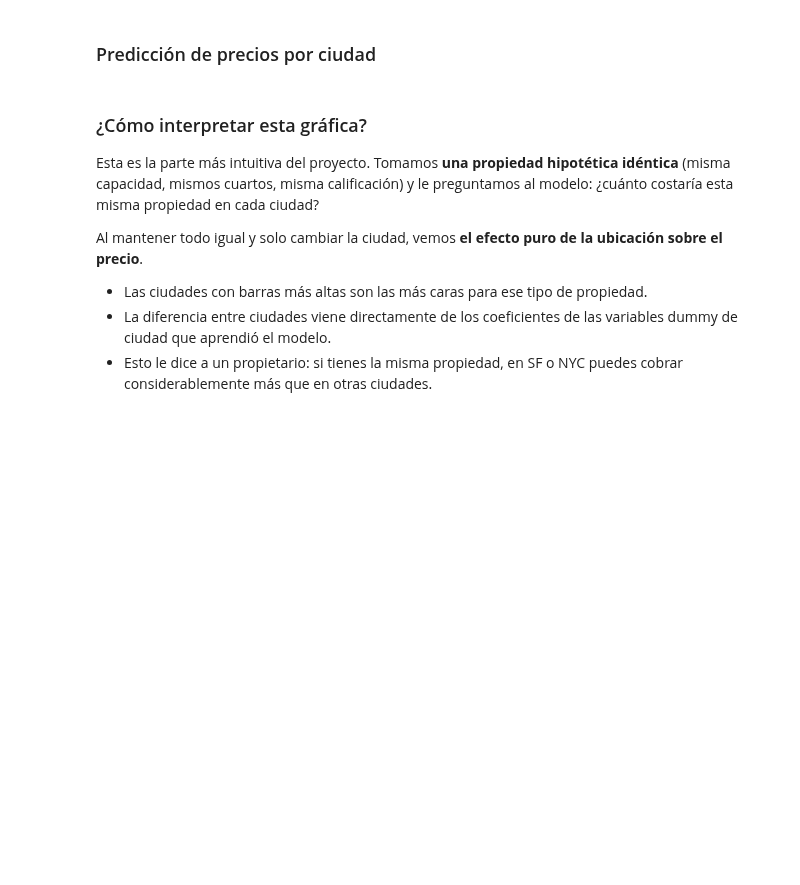
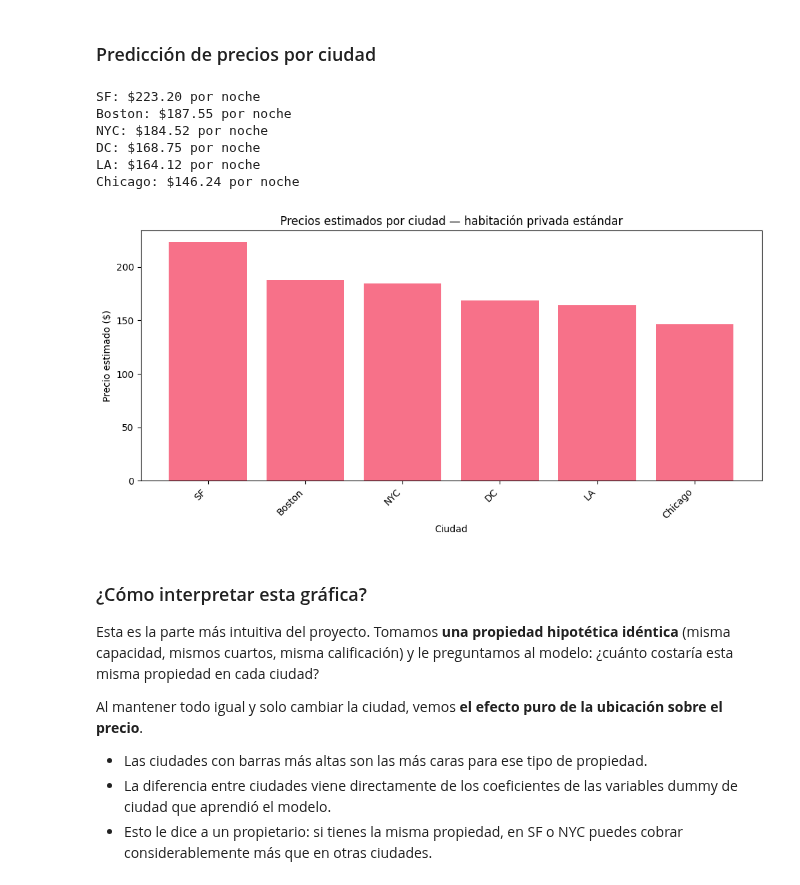
Before and after one commit to lupitaarpide/Ciencia-de-datos, a Jupyter notebook: Semana6/Explicacion/explicacion_proyecto.ipynb, the cells around one changed output. Drawn from its saved outputs; the diff is of its cells as text; code cells hidden in the pictures; blank space fills up the shorter version.

```diff
--- a/Semana6/Explicacion/explicacion_proyecto.ipynb
+++ b/Semana6/Explicacion/explicacion_proyecto.ipynb
@@ -540,41 +574,57 @@ def predict_airbnb_price(features_list):
     city_col = f"city_{features_list['city']}"
     if city_col in input_data.columns:
         input_data[city_col] = 1
 
     # El modelo hace la predicción y devolvemos el resultado
     return model.predict(input_data)[0]
 
 
-# Definimos una propiedad "estándar" como ejemplo base
+# ===========================================================================
+# PARAMETROS DEL MODELO
+"""
+A ver mi amor, te explico para que sirve esto. En esta parte estas poniendo a prueba tu modelo de predicción y donde dice "base_features" son los parámetros del modelo, o sea
+ahí le mueves las cosas y dependiendo lo que pongas el precio aumenta o disminuye (En cada uno te comenté que son para que lo sepas que moverle.
+
+"""
 base_features = {
-    "accommodates": 2,
-    "bathrooms": 2,
-    "bedrooms": 4,
-    "beds": 4,
-    "number_of_reviews": 20,
-    "review_scores_rating": 95,
-    "room_type": "Private room"
+    "accommodates": 2,              # Capacidad de alojamiento (Personas)
+    "bathrooms": 2,                 # Cantidad de Baños
+    "bedrooms": 4,                  # Cantidad de Cuartos
+    "beds": 4,                      # Cantidad de camas Camas
+    "number_of_reviews": 20,        # Cantidad de Reseñas
+    "review_scores_rating": 95,     # Calificación de las reseñas
+    "room_type": "Private room"     # Tipo de cuarto (Private room, Shared room, Entire home/apt)
 }
+# ===========================================================================
+
 
 # Predecimos el precio para esa misma propiedad en cada ciudad
 precios_por_ciudad = []
 for ciudad in df["city"].unique():
     f = base_features.copy()  # Copiamos para no modificar el original
     f["city"] = ciudad
     precios_por_ciudad.append({"ciudad": ciudad, "precio": predict_airbnb_price(f)})
 
 precios_ordenados = sorted(precios_por_ciudad, key=lambda x: x["precio"], reverse=True)
 for p in precios_ordenados:
     print(f"{p['ciudad']}: ${p['precio']:.2f} por noche")
 
 plt.figure(figsize=(10, 5))
 plt.bar([p["ciudad"] for p in precios_ordenados], [p["precio"] for p in precios_ordenados])
 plt.xticks(rotation=45, ha="right")
 plt.title("Precios estimados por ciudad — habitación privada estándar")
 plt.xlabel("Ciudad")
 plt.ylabel("Precio estimado ($)")
 plt.tight_layout()
 plt.show()
+# %% [output]
+SF: $223.20 por noche
+Boston: $187.55 por noche
+NYC: $184.52 por noche
+DC: $168.75 por noche
+LA: $164.12 por noche
+Chicago: $146.24 por noche
+[figure, added]
 # %% [markdown]
 ### ¿Cómo interpretar esta gráfica?
 
```
Also changed, not shown: parts of 6 cells of this notebook.
